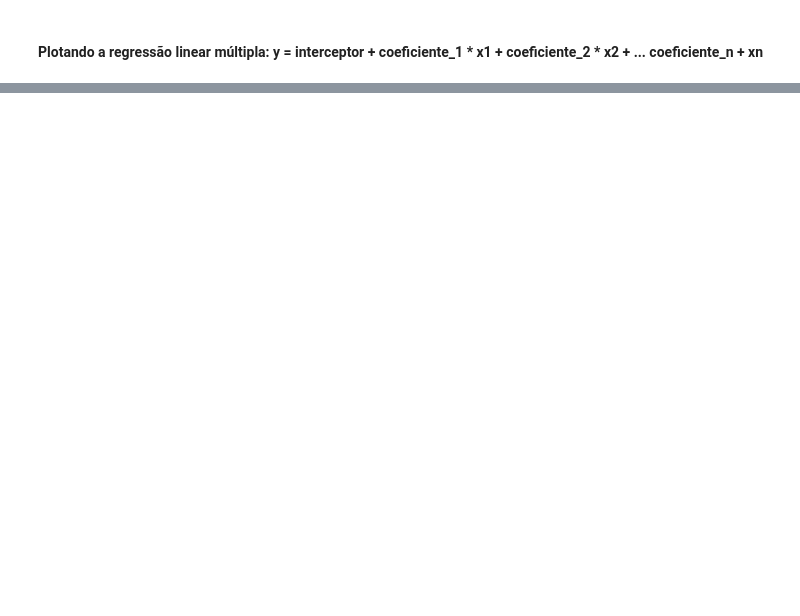
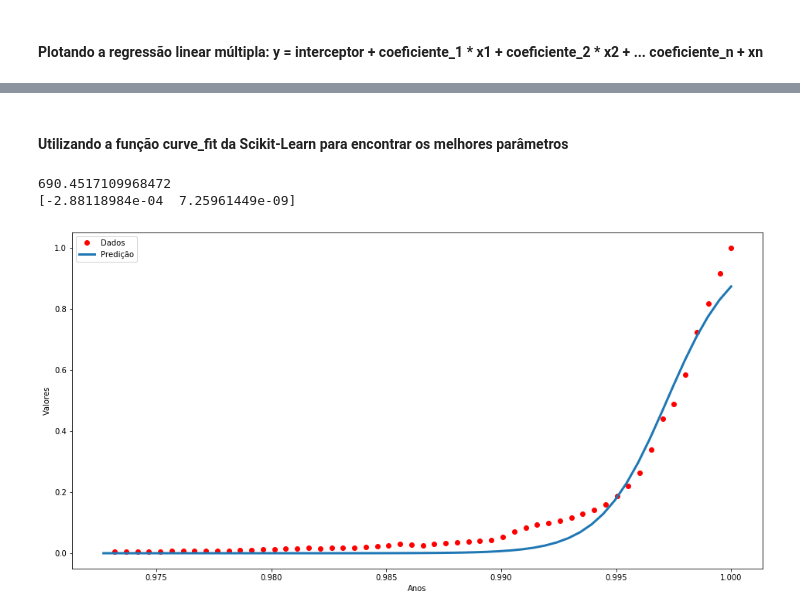
Before and after one commit to vhnegrisoli/ibm-machine-learning-python, a Jupyter notebook: 01 - Aprendizado Supervisionado - Regressão.ipynb, the cells around one changed output, grey strips where cells are left out. Cells and saved outputs as stored; diff of their text form; code cells hidden in the pictures; blank space fills up the shorter version.

```diff
--- a/01 - Aprendizado Supervisionado - Regressão.ipynb
+++ b/01 - Aprendizado Supervisionado - Regressão.ipynb
@@ -278,0 +423,3 @@ Teste R2-Score: 0.6591644939904925
+# %%
+dados_x_normalizado = dados_x / max(dados_x)
+dados_y_normalizado = dados_y / max(dados_y)
@@ -278,0 +454,24 @@ Teste R2-Score: 0.6591644939904925
+# %% [markdown]
+#### Utilizando a função curve_fit da Scikit-Learn para encontrar os melhores parâmetros
+# %%
+b1, b2 = curve_fit(calcular_reg_logistica, dados_x_normalizado, dados_y_normalizado)
+# %%
+print(b1[0])
+print(b2[1])
+# %% [output]
+690.4517109968472
+[-2.88118984e-04  7.25961449e-09]
+# %%
+x = np.linspace(1960, 2015, 55)
+
+x = x / max(x)
+
+y = calcular_reg_logistica(x, *b1)
+
+plt.plot(dados_x_normalizado, dados_y_normalizado, 'ro', label='Dados')
+plt.plot(x,y, linewidth=3.0, label='Predição')
+plt.legend(loc='best')
+
+configurar_plot('', 'Anos', 'Valores', 16, 8)
+# %% [output]
+[figure, added]
```
Also changed, not shown: parts of 34 cells of this notebook, 1 other file.
